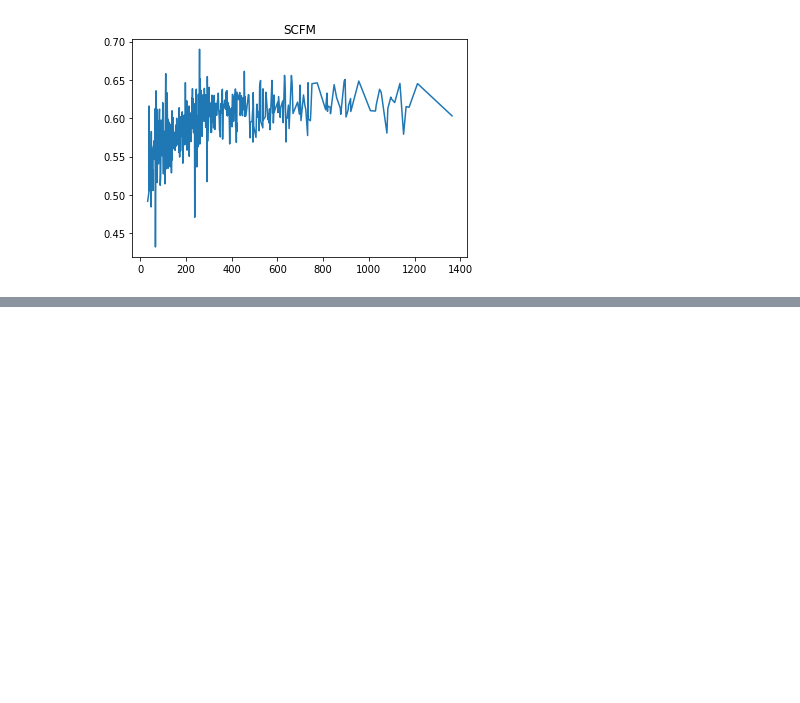
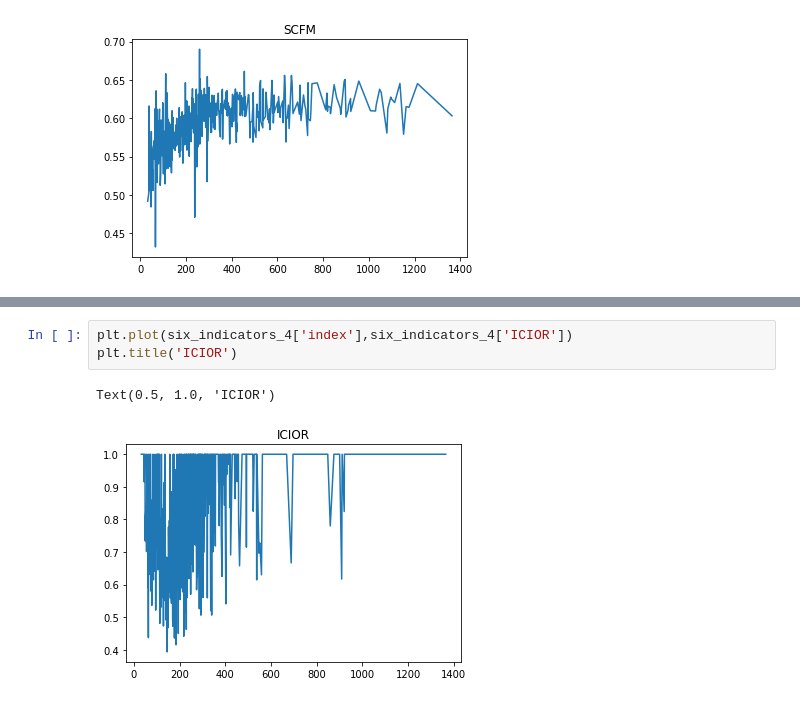
Before and after one commit to Nineteencommas/Visualization, a Jupyter notebook: Code/data.ipynb, the cells around one changed output, grey strips where cells are left out. Cells and saved outputs as stored; diff of their text form; blank space fills up the shorter version.

```diff
--- a/Code/data.ipynb
+++ b/Code/data.ipynb
@@ -121,3 +121,9 @@ plt.title('CIHR')
+# %%
+plt.plot(six_indicators_4['index'],six_indicators_4['ICIOR'])
+plt.title('ICIOR')
+# %% [output]
+Text(0.5, 1.0, 'ICIOR')
+[figure, added]
 # %%
 plt.plot(six_indicators_4['index'],six_indicators_4['CIHR'],label ='withoutAttention_withoutPretrained')
 plt.title('CIHR')
```
Also changed, not shown: parts of 2 cells of this notebook.
